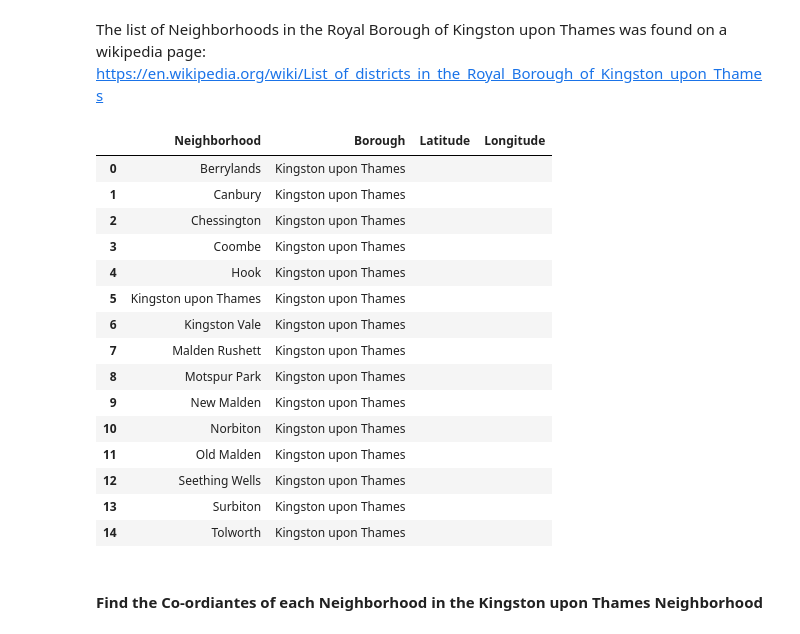
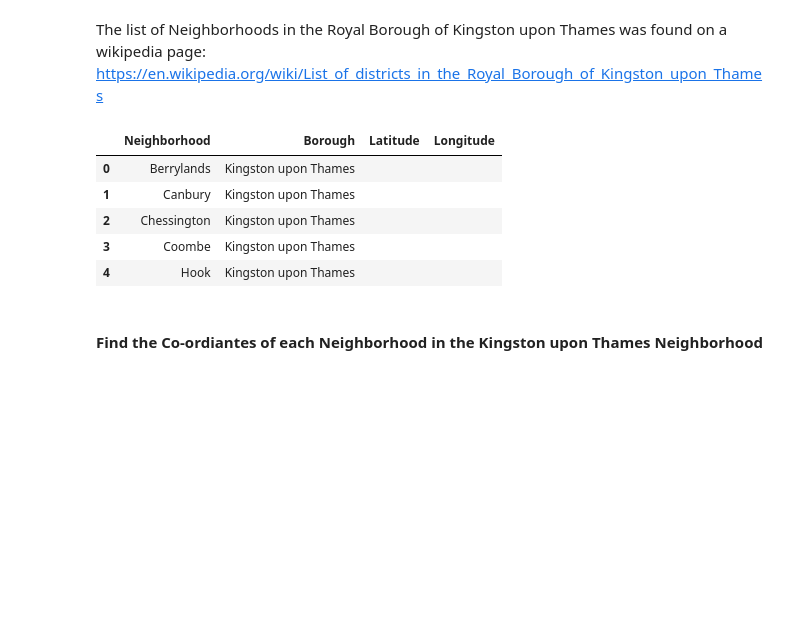
Before and after one commit to kumarP1980/Coursera_Capstone, a Jupyter notebook: The Battle of Neighborhoods - Week 2.ipynb, the cells around one changed output. Saved outputs shown, nothing was run; the diff lists cells and outputs as text; code cells hidden in the pictures; blank space fills up the shorter version.

```diff
--- a/The Battle of Neighborhoods - Week 2.ipynb
+++ b/The Battle of Neighborhoods - Week 2.ipynb
@@ -765,37 +761,27 @@ The list of Neighborhoods in the Royal Borough of Kingston upon Thames was found
 # %%
 Neighborhood = ['Berrylands','Canbury','Chessington','Coombe','Hook','Kingston upon Thames',
 'Kingston Vale','Malden Rushett','Motspur Park','New Malden','Norbiton',
 'Old Malden','Seething Wells','Surbiton','Tolworth']
 
 Borough = ['Kingston upon Thames','Kingston upon Thames','Kingston upon Thames','Kingston upon Thames',
           'Kingston upon Thames','Kingston upon Thames','Kingston upon Thames','Kingston upon Thames',
           'Kingston upon Thames','Kingston upon Thames','Kingston upon Thames','Kingston upon Thames',
           'Kingston upon Thames','Kingston upon Thames','Kingston upon Thames']
 
 Latitude = ['','','','','','','','','','','','','','','']
 Longitude = ['','','','','','','','','','','','','','','']
 
 df_neigh = {'Neighborhood': Neighborhood,'Borough':Borough,'Latitude': Latitude,'Longitude':Longitude}
 kut_neig = pd.DataFrame(data=df_neigh, columns=['Neighborhood', 'Borough', 'Latitude', 'Longitude'], index=None)
 
-kut_neig
+kut_neig.head()
 # %% [output]
 |  | Neighborhood | Borough | Latitude | Longitude |
 | 0 | Berrylands | Kingston upon Thames |  |  |
 | 1 | Canbury | Kingston upon Thames |  |  |
 | 2 | Chessington | Kingston upon Thames |  |  |
 | 3 | Coombe | Kingston upon Thames |  |  |
 | 4 | Hook | Kingston upon Thames |  |  |
-| 5 | Kingston upon Thames | Kingston upon Thames |  |  |
-| 6 | Kingston Vale | Kingston upon Thames |  |  |
-| 7 | Malden Rushett | Kingston upon Thames |  |  |
-| 8 | Motspur Park | Kingston upon Thames |  |  |
-| 9 | New Malden | Kingston upon Thames |  |  |
-| 10 | Norbiton | Kingston upon Thames |  |  |
-| 11 | Old Malden | Kingston upon Thames |  |  |
-| 12 | Seething Wells | Kingston upon Thames |  |  |
-| 13 | Surbiton | Kingston upon Thames |  |  |
-| 14 | Tolworth | Kingston upon Thames |  |  |
 # %% [markdown]
 <h4>Find the Co-ordiantes of each Neighborhood in the Kingston upon Thames Neighborhood</h4>
 # %%
```
Also changed, not shown: parts of 48 cells of this notebook.
